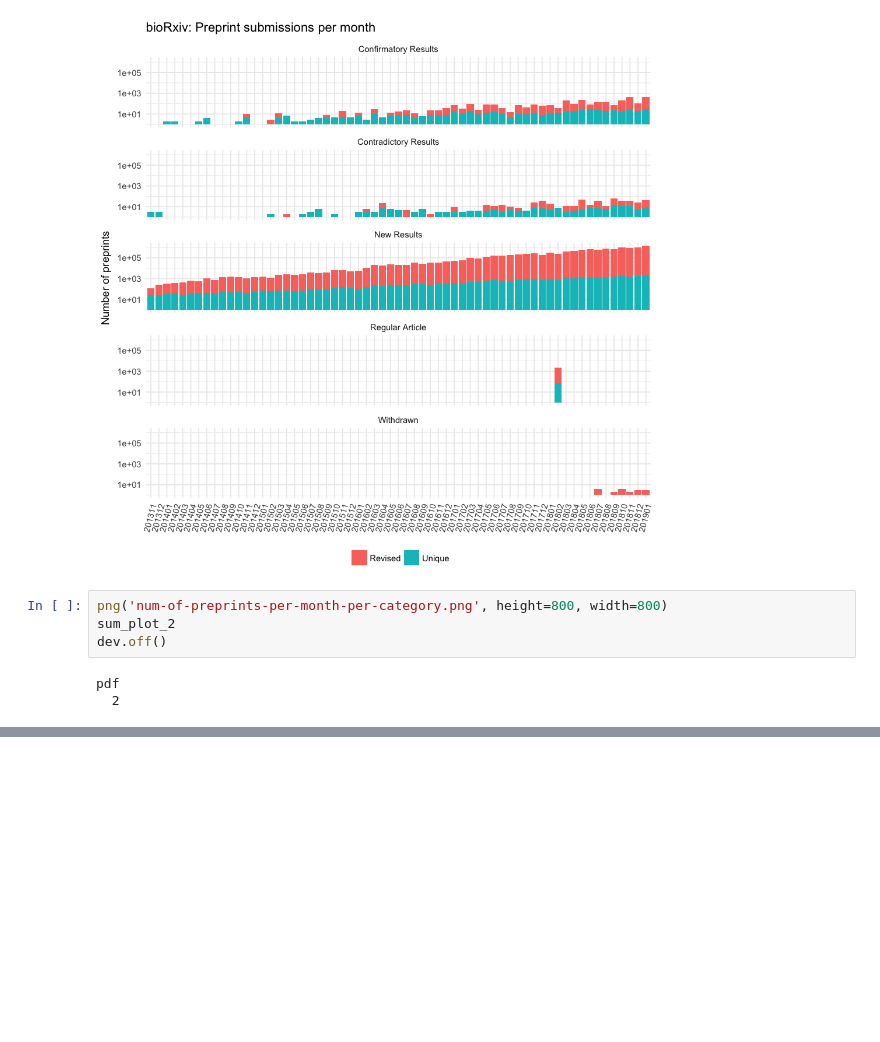
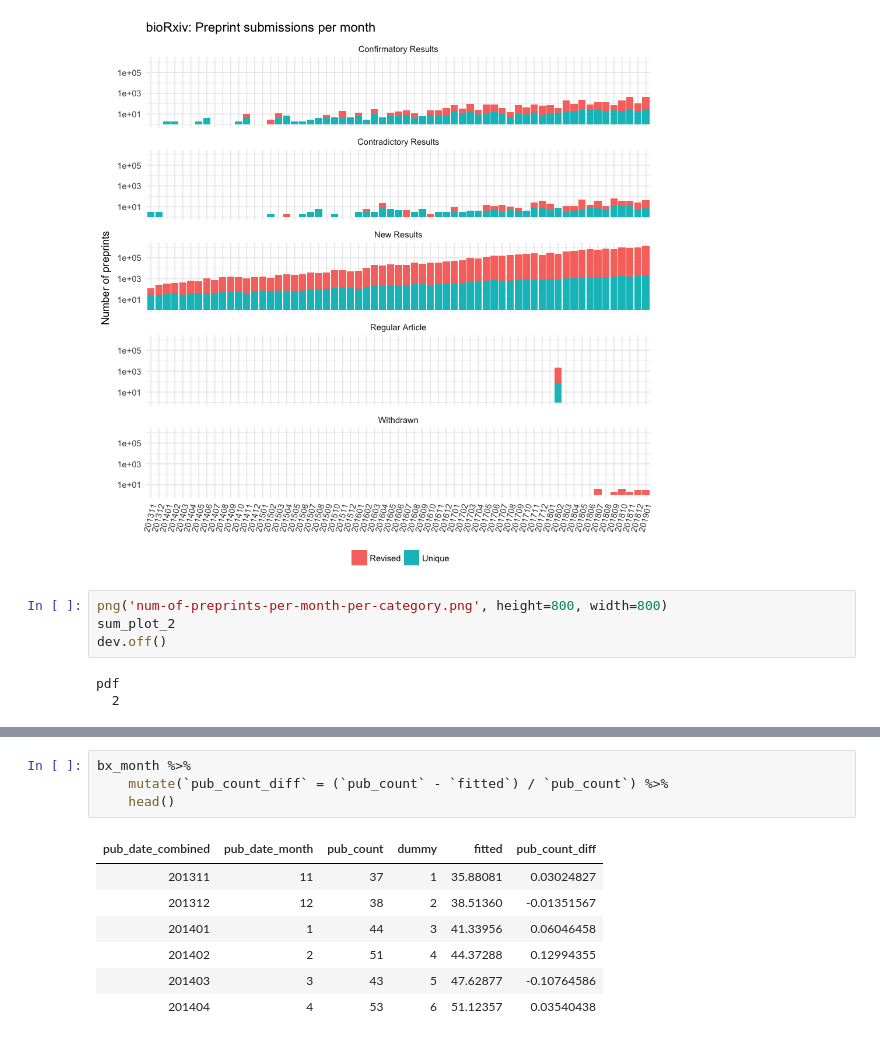
Before and after one commit to armish/bioRxiv-list, a Jupyter notebook: Generate summary plots.ipynb, the cells around one changed output, grey strips where cells are left out. Cells and saved outputs as stored; diff of their text form; blank space fills up the shorter version.

```diff
--- a/Generate summary plots.ipynb
+++ b/Generate summary plots.ipynb
@@ -132,0 +194,12 @@ pdf
+# %%
+bx_month %>%
+    mutate(`pub_count_diff` = (`pub_count` - `fitted`) / `pub_count`) %>%
+    head()
+# %% [output]
+| pub_date_combined | pub_date_month | pub_count | dummy | fitted | pub_count_diff |
+| 201311 | 11 | 37 | 1 | 35.88081 | 0.03024827 |
+| 201312 | 12 | 38 | 2 | 38.51360 | -0.01351567 |
+| 201401 | 1 | 44 | 3 | 41.33956 | 0.06046458 |
+| 201402 | 2 | 51 | 4 | 44.37288 | 0.12994355 |
+| 201403 | 3 | 43 | 5 | 47.62877 | -0.10764586 |
+| 201404 | 4 | 53 | 6 | 51.12357 | 0.03540438 |
```
Also changed, not shown: parts of 12 cells of this notebook, 2 other files.
